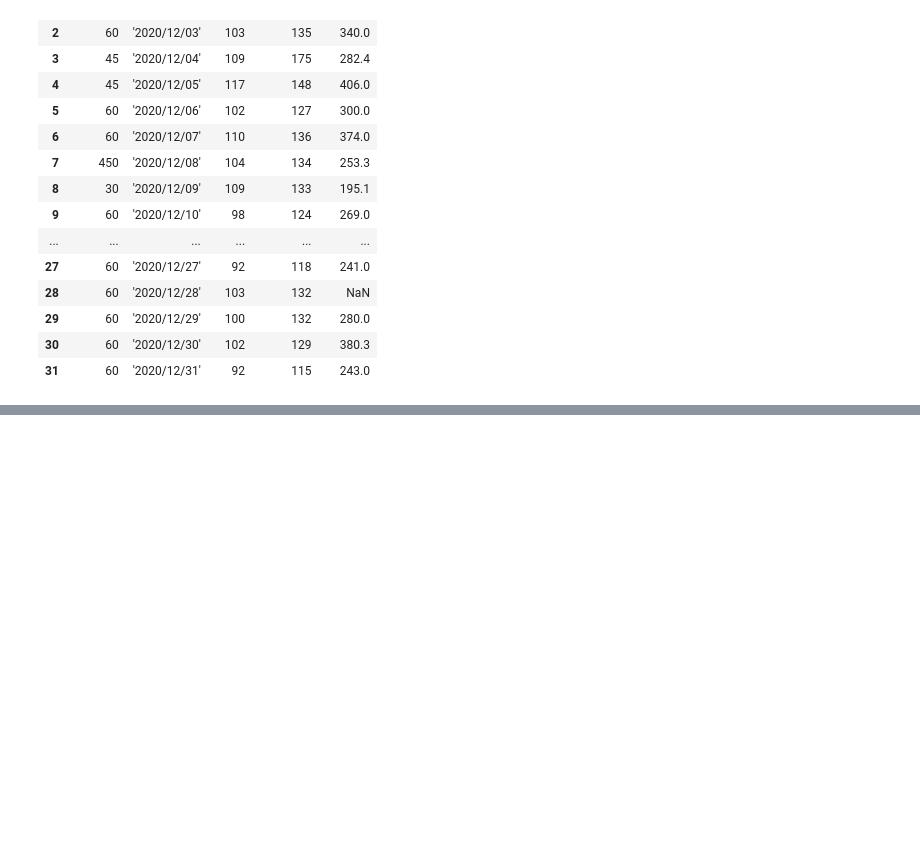
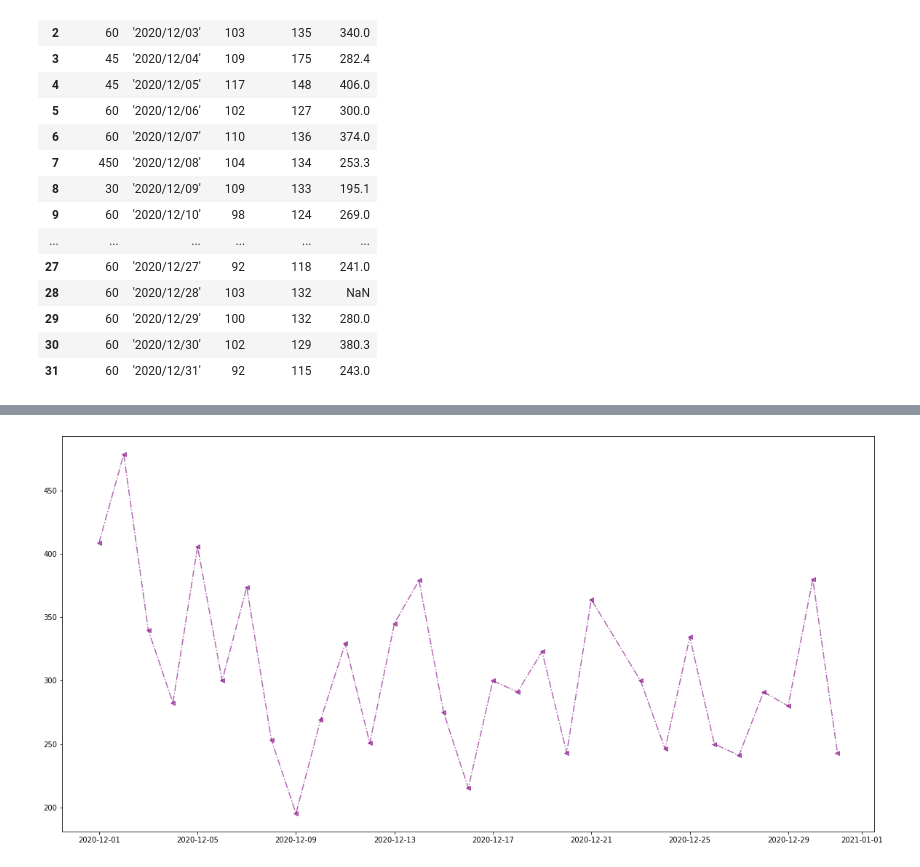
Before and after one commit to RndmCodeGuy20/Python-Development, a Jupyter notebook: Project/Data Manipulation/CleanData.ipynb, the cells around one changed output, grey strips where cells are left out. Cells and saved outputs as stored; diff of their text form; code cells hidden in the pictures; blank space fills up the shorter version.

```diff
--- a/Project/Data Manipulation/CleanData.ipynb
+++ b/Project/Data Manipulation/CleanData.ipynb
@@ -56,0 +140,8 @@ Name: 2, dtype: object
+# %%
+plt.figure(figsize=(20,10))
+
+plt.plot(dirty_df.Date, dirty_df.Calories, color='purple', ls='-.', marker='<', alpha=0.6)
+
+plt.show()
+# %% [output]
+[figure, added]
```
Also changed, not shown: parts of 14 cells of this notebook, 7 other files.
